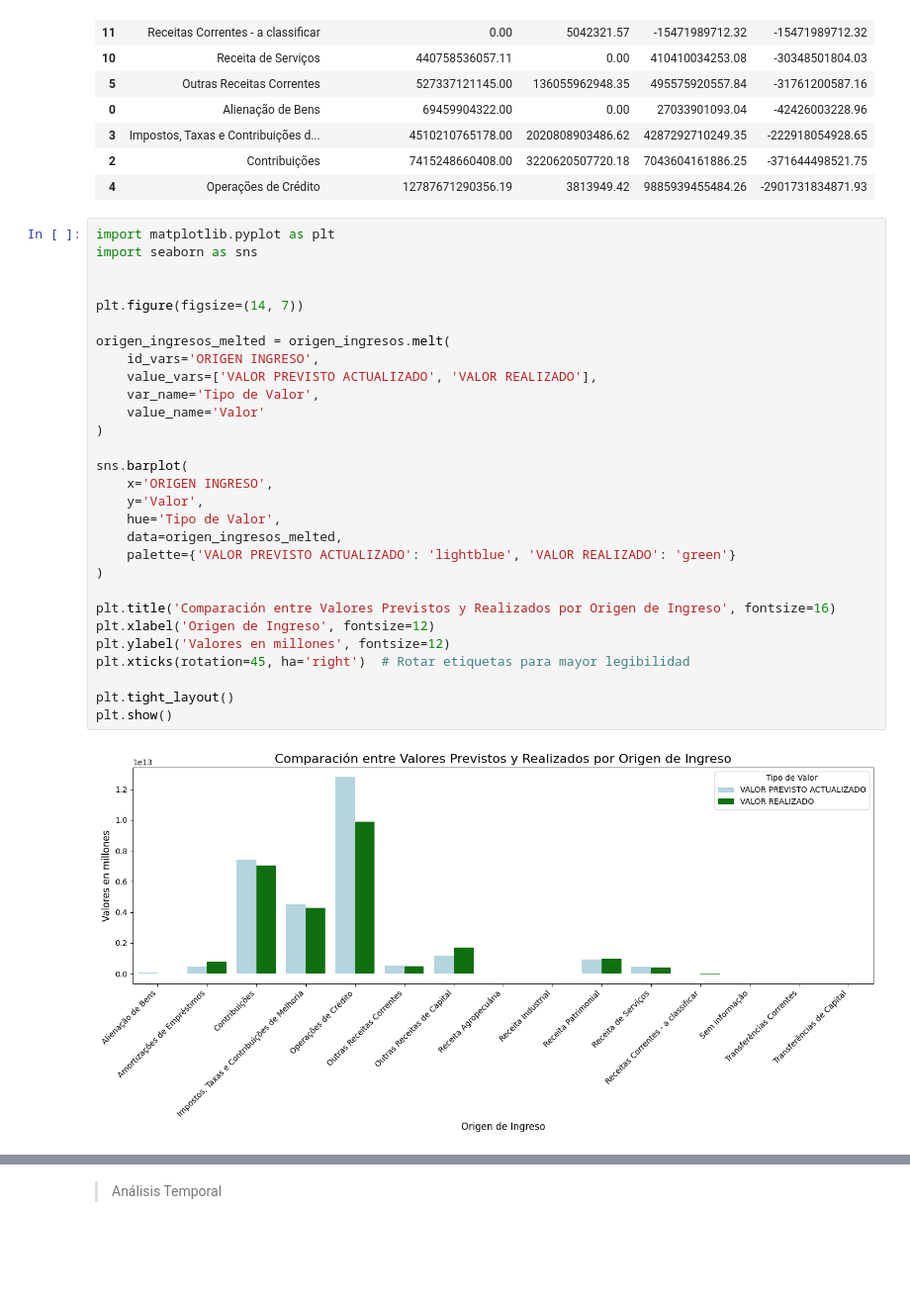
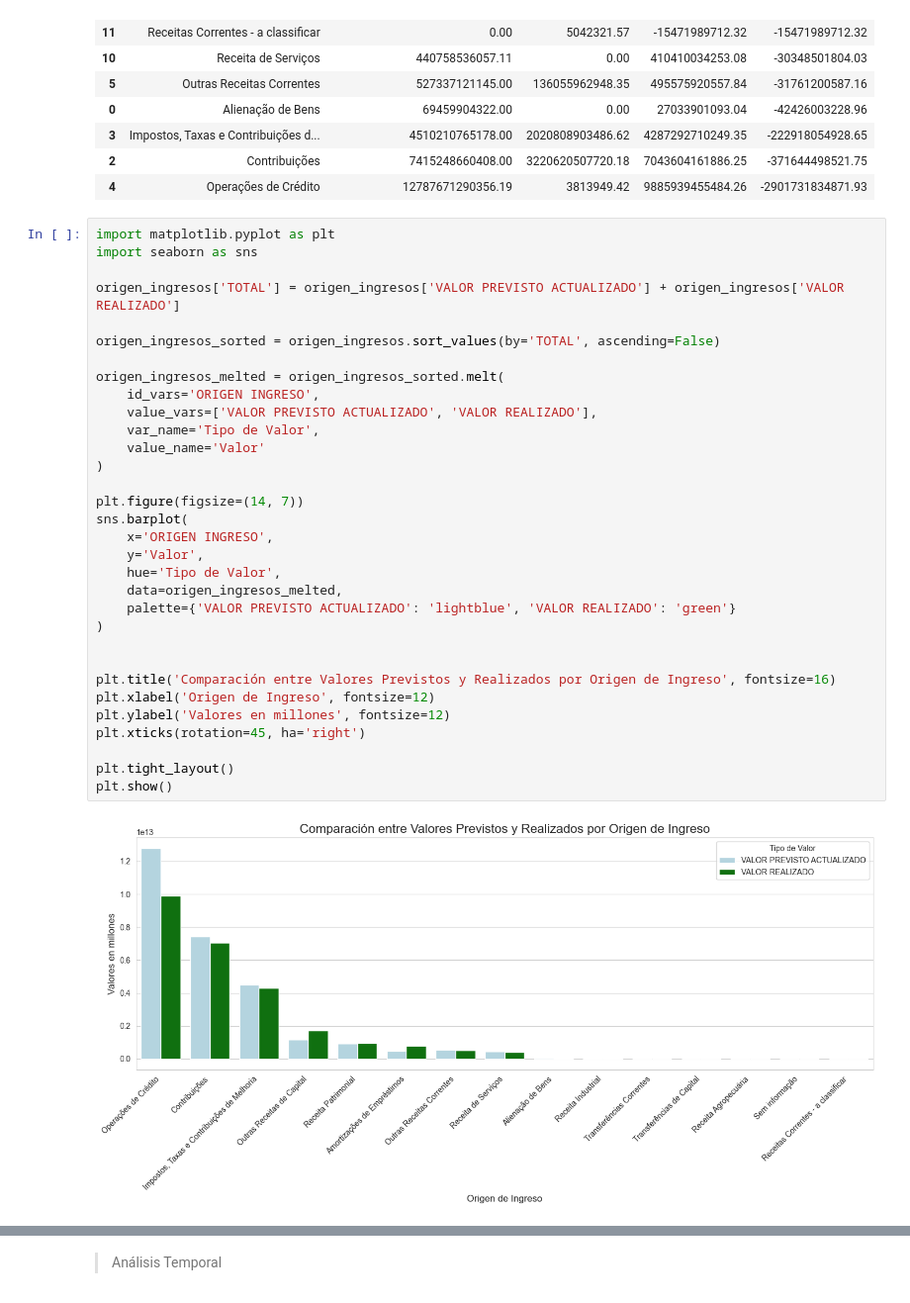
Before and after one commit to Gonzalo8julian/11.Proyecto2_EDA-Ingresos-Publicos-Brasil, a Jupyter notebook: 3.PROYECTO2_EDA y visualizacion.ipynb, the cells around one changed output, grey strips where cells are left out. Shown at 99% size. Saved outputs shown, nothing was run; the diff lists cells and outputs as text; blank space fills up the shorter version.

```diff
--- a/3.PROYECTO2_EDA y visualizacion.ipynb
+++ b/3.PROYECTO2_EDA y visualizacion.ipynb
@@ -412,34 +413,37 @@ origen_ingresos.sort_values(by="DIFERENCIA", ascending=False)
 # %%
 import matplotlib.pyplot as plt
 import seaborn as sns
 
+origen_ingresos['TOTAL'] = origen_ingresos['VALOR PREVISTO ACTUALIZADO'] + origen_ingresos['VALOR REALIZADO']
 
-plt.figure(figsize=(14, 7))
+origen_ingresos_sorted = origen_ingresos.sort_values(by='TOTAL', ascending=False)
 
-origen_ingresos_melted = origen_ingresos.melt(
+origen_ingresos_melted = origen_ingresos_sorted.melt(
     id_vars='ORIGEN INGRESO',
     value_vars=['VALOR PREVISTO ACTUALIZADO', 'VALOR REALIZADO'],
     var_name='Tipo de Valor',
     value_name='Valor'
 )
 
+plt.figure(figsize=(14, 7))
 sns.barplot(
     x='ORIGEN INGRESO',
     y='Valor',
     hue='Tipo de Valor',
     data=origen_ingresos_melted,
     palette={'VALOR PREVISTO ACTUALIZADO': 'lightblue', 'VALOR REALIZADO': 'green'}
 )
 
+
 plt.title('Comparación entre Valores Previstos y Realizados por Origen de Ingreso', fontsize=16)
 plt.xlabel('Origen de Ingreso', fontsize=12)
 plt.ylabel('Valores en millones', fontsize=12)
-plt.xticks(rotation=45, ha='right')  # Rotar etiquetas para mayor legibilidad
+plt.xticks(rotation=45, ha='right')
 
 plt.tight_layout()
 plt.show()
 # %% [output]
-[figure, old version]
+[figure, new version]
 # %% [markdown]
 Como podemos observar en base al origen de los ingresos, vemos que hay muy pocos puntos donde el total de ingresos previstos se alcanza. Lo cuál nos hace recurrir a los datos temporales para poder interpretar qué está pasando, ya que en prácticamente ningún caso se consiguen los ingresos previstos.
 
```
Also changed, not shown: parts of 9 cells of this notebook, 3 other files.
